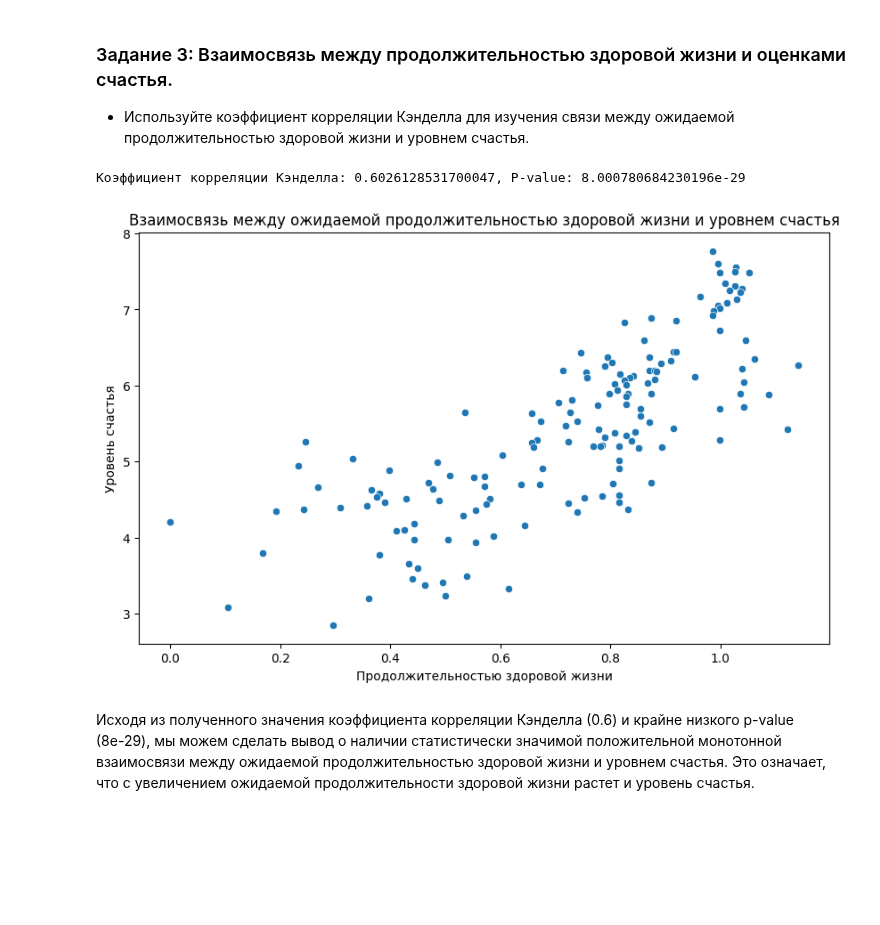
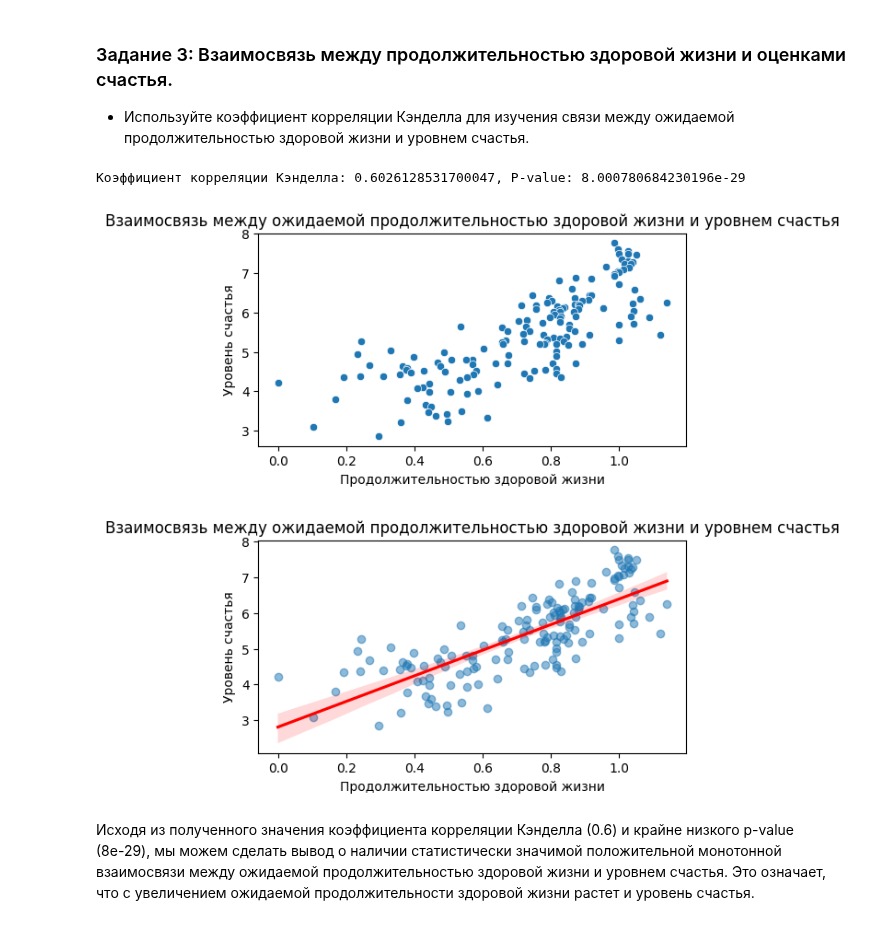
Before and after one commit to Rusttm/DSprojects, a Jupyter notebook: EDA/lesson2/seminar2.ipynb, the cells around one changed output. Saved outputs shown, nothing was run; the diff lists cells and outputs as text; code cells hidden in the pictures; blank space fills up the shorter version.

```diff
--- a/EDA/lesson2/seminar2.ipynb
+++ b/EDA/lesson2/seminar2.ipynb
@@ -141,21 +141,30 @@ plt.show()
 # %%
 from scipy.stats import kendalltau
 
 
-# Расчет коэффициента Кэнделла
+# Расчет коэффициента Кэнделла (ранг переменных)
 tau, p_value = kendalltau(df['Healthy life expectancy'], df['Score'])
 print(f"Коэффициент корреляции Кэнделла: {tau}, P-value: {p_value}")
 
 # Визуализация
-plt.figure(figsize=(10, 6))
+plt.figure(figsize=(6, 3))
 sns.scatterplot(x='Healthy life expectancy', y='Score', data=df)
 plt.title('Взаимосвязь между ожидаемой продолжительностью здоровой жизни и уровнем счастья')
 plt.xlabel('Продолжительностью здоровой жизни')
 plt.ylabel('Уровень счастья')
 plt.show()
+
+# Визуализация с линией тренда
+plt.figure(figsize=(6, 3))
+sns.regplot(x='Healthy life expectancy', y='Score', data=df, scatter_kws={'alpha': 0.5}, line_kws={'color': 'red'})
+plt.title('Взаимосвязь между ожидаемой продолжительностью здоровой жизни и уровнем счастья')
+plt.xlabel('Продолжительностью здоровой жизни')
+plt.ylabel('Уровень счастья')
+plt.show()
 # %% [output]
 Коэффициент корреляции Кэнделла: 0.6026128531700047, P-value: 8.000780684230196e-29
-[figure, old version]
+[figure, new version]
+[figure, added]
 # %% [markdown]
 Исходя из полученного значения коэффициента корреляции Кэнделла (0.6) и крайне низкого p-value (8е-29), мы можем сделать вывод о наличии статистически значимой положительной монотонной взаимосвязи между ожидаемой продолжительностью здоровой жизни и уровнем счастья. Это означает, что с увеличением ожидаемой продолжительности здоровой жизни растет и уровень счастья.
 # %% [markdown]
```
Also changed, not shown: parts of 7 cells of this notebook.
